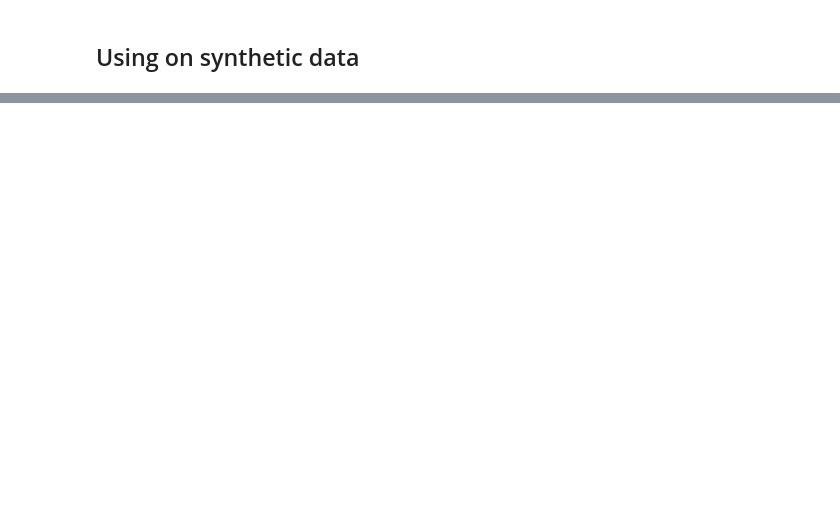
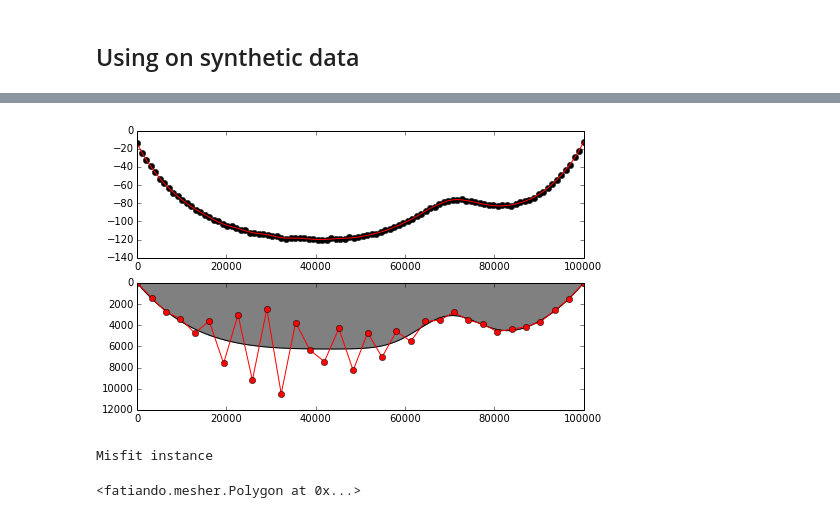
Before and after one commit to leouieda/scipy2014, a Jupyter notebook: poster_summary.ipynb, the cells around one changed output, grey strips where cells are left out. Cells and saved outputs as stored; diff of their text form; code cells hidden in the pictures; blank space fills up the shorter version.

```diff
--- a/poster_summary.ipynb
+++ b/poster_summary.ipynb
@@ -86,0 +113,21 @@ mpl.gca().invert_yaxis()
+# %%
+mpl.figure(figsize=(8, 5))
+mpl.subplot(2, 1, 1)
+mpl.plot(x, gz, 'ok')
+mpl.plot(x, misfit.predicted(), '-r')
+mpl.subplot(2, 1, 2)
+mpl.polygon(model, '-k', fill='grey')
+mpl.polygon(misfit.estimate_, 'o-r')
+mpl.gca().invert_yaxis()
+# %% [output]
+[figure, added]
+# %%
+from fatiando.inversion.regularization import Smoothness1D
+solver = misfit + 1e-8*Smoothness1D(misfit.nparams)
+solver.config('levmarq', initial=initial).fit()
+# %% [output]
+Misfit instance
+# %%
+solver.estimate_
+# %% [output]
+<fatiando.mesher.Polygon at 0x...>
```
Also changed, not shown: parts of 11 cells of this notebook.
